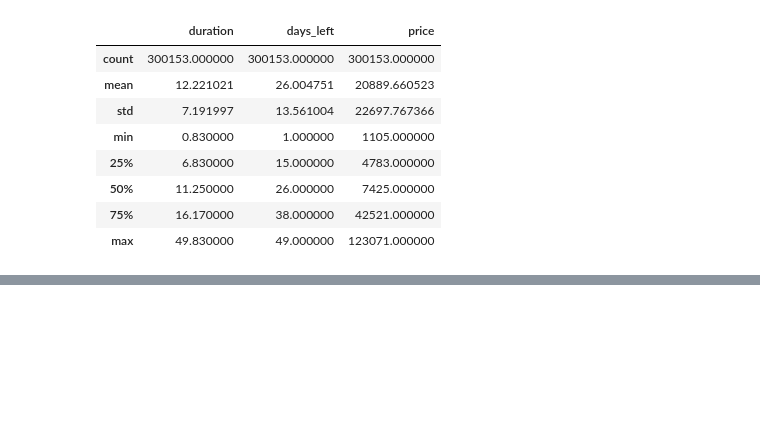
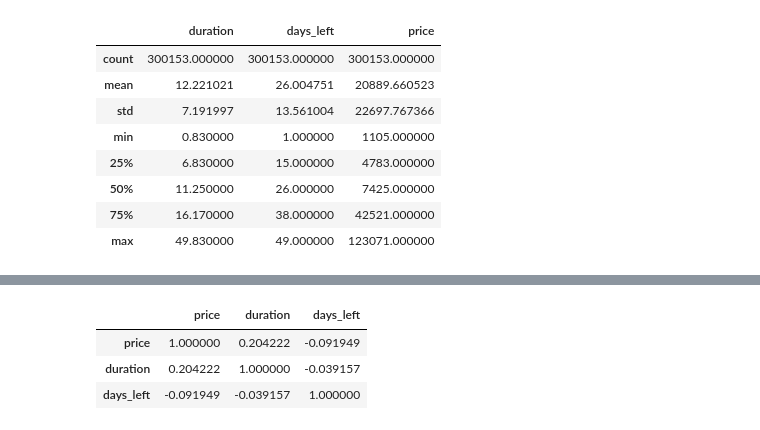
Before and after one commit to junperes/Flight-Price-Prediction-with-Machine-Learning-Models, a Jupyter notebook: data_exploration.ipynb, the cells around one changed output, grey strips where cells are left out. Cells and saved outputs as stored; diff of their text form; code cells hidden in the pictures; blank space fills up the shorter version.

```diff
--- a/data_exploration.ipynb
+++ b/data_exploration.ipynb
@@ -82,0 +148,11 @@ plt.show()
+# %%
+df[['price', 'duration', 'days_left']].corr()
+
+# Price vs. duration (0.204): There is a weak positive correlation; longer durations are slightly associated with higher prices.
+# Price vs. days_left (-0.092): There is a very weak negative correlation; more days left are slightly associated with lower prices.
+# Duration vs. days_left (-0.039): There is an extremely weak negative correlation; duration and days left have almost no linear relationship.
+# %% [output]
+|  | price | duration | days_left |
+| price | 1.000000 | 0.204222 | -0.091949 |
+| duration | 0.204222 | 1.000000 | -0.039157 |
+| days_left | -0.091949 | -0.039157 | 1.000000 |
```
Also changed, not shown: parts of 6 cells of this notebook.
